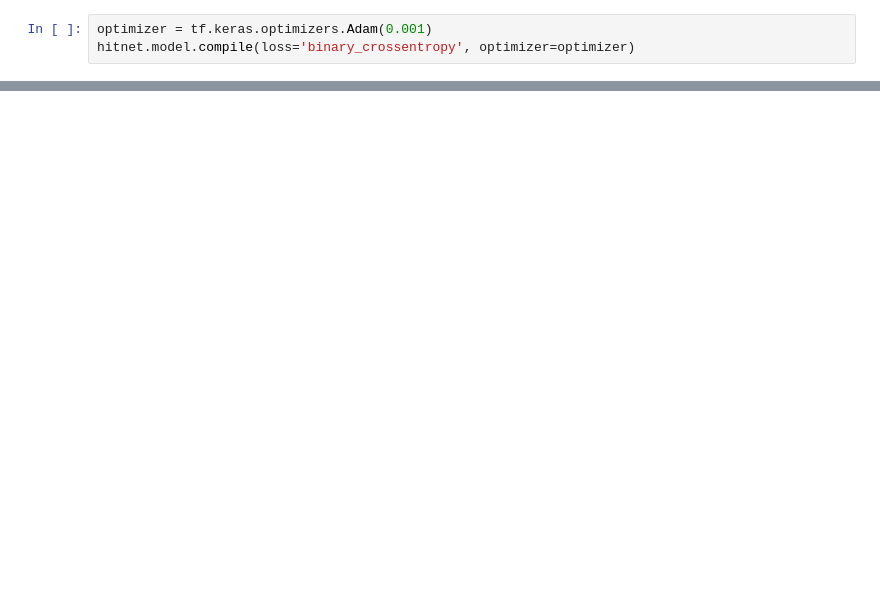
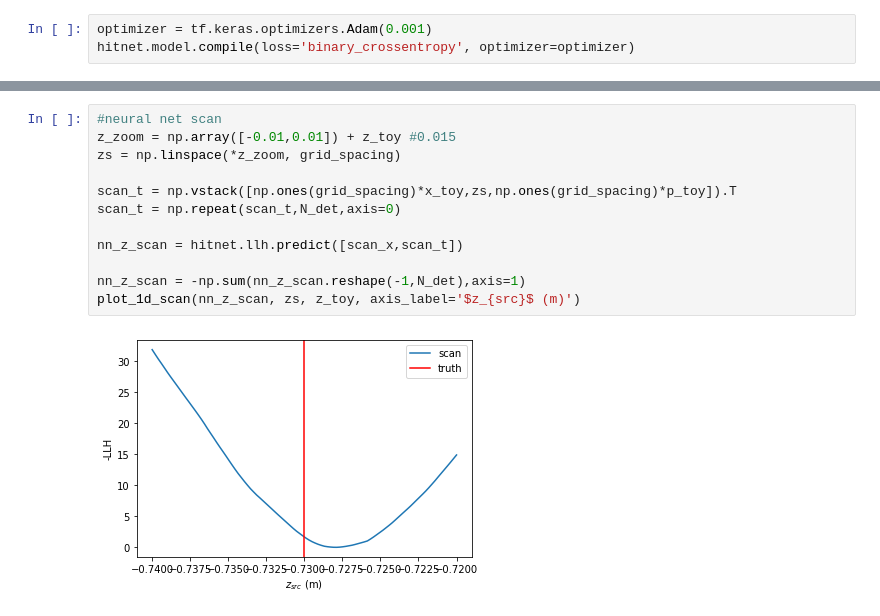
Before and after one commit to ekraegeloh/ML_tracking, a Jupyter notebook: track_reco/LLH_NN/Tracker toy model v3.ipynb, the cells around one changed output, grey strips where cells are left out. Saved outputs shown, nothing was run; the diff lists cells and outputs as text; blank space fills up the shorter version.

```diff
--- a/track_reco/LLH_NN/Tracker toy model v3.ipynb
+++ b/track_reco/LLH_NN/Tracker toy model v3.ipynb
@@ -777,0 +375,14 @@ print(test_ev)
+# %%
+#neural net scan
+z_zoom = np.array([-0.01,0.01]) + z_toy #0.015
+zs = np.linspace(*z_zoom, grid_spacing)
+
+scan_t = np.vstack([np.ones(grid_spacing)*x_toy,zs,np.ones(grid_spacing)*p_toy]).T
+scan_t = np.repeat(scan_t,N_det,axis=0)
+
+nn_z_scan = hitnet.llh.predict([scan_x,scan_t])
+
+nn_z_scan = -np.sum(nn_z_scan.reshape(-1,N_det),axis=1)
+plot_1d_scan(nn_z_scan, zs, z_toy, axis_label='$z_{src}$ (m)')
+# %% [output]
+[figure, added]
```
Also changed, not shown: parts of 57 cells of this notebook, 20 other files.
